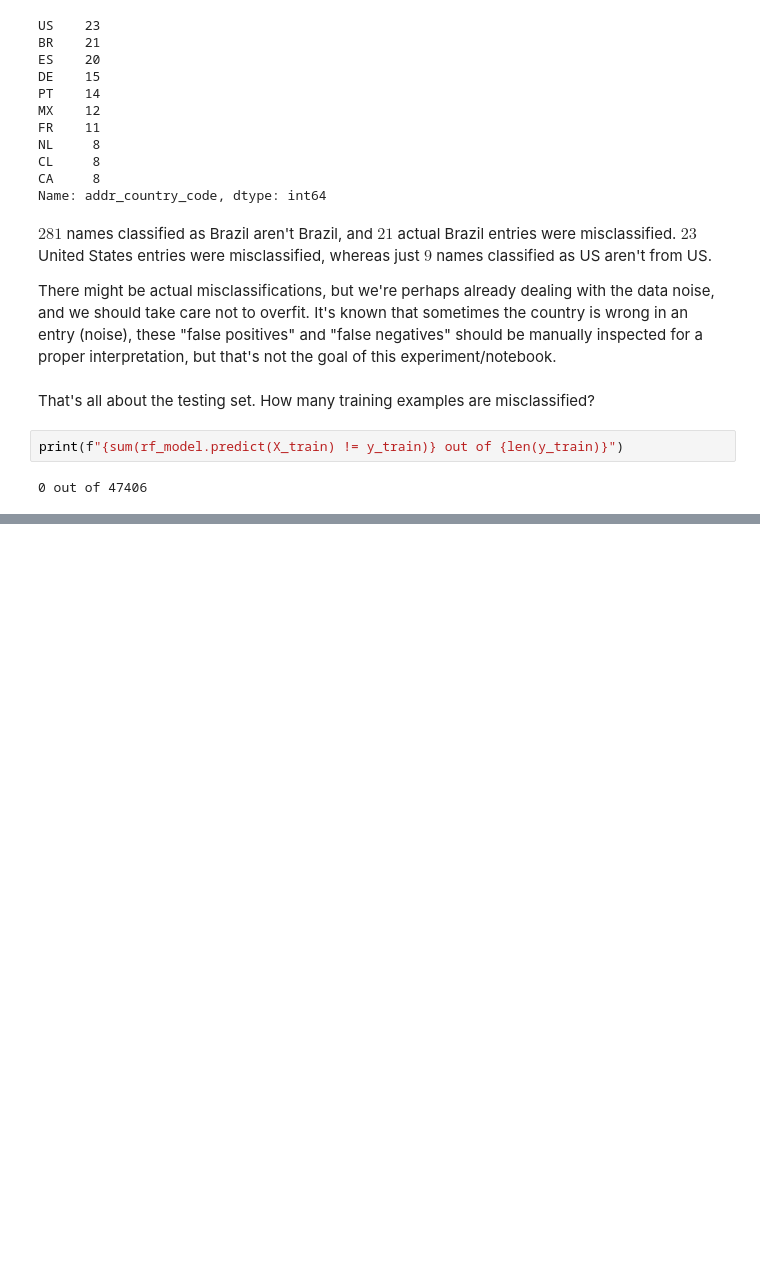
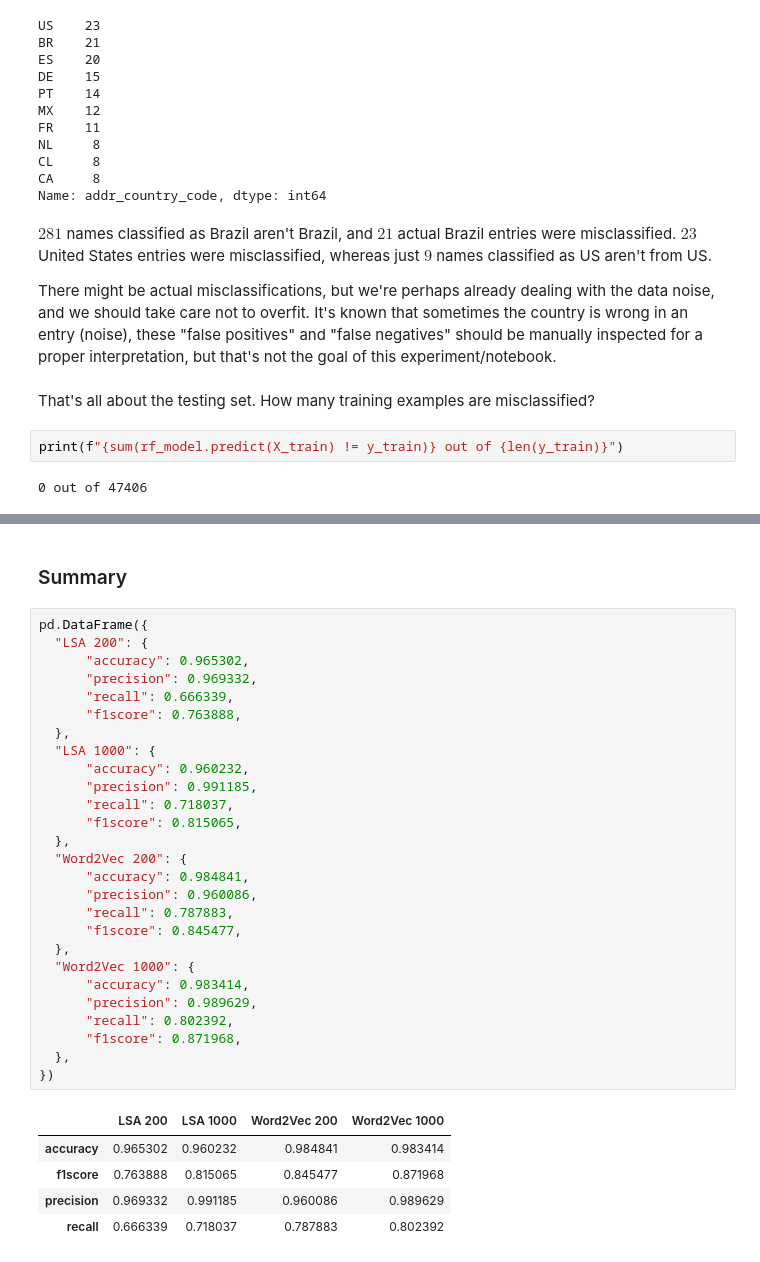
Before and after one commit to scieloorg/normalizations-experiments, a Jupyter notebook: experiments_2018-11_word2vec.ipynb, the cells around one changed output, grey strips where cells are left out. Drawn from its saved outputs; the diff is of its cells as text; blank space fills up the shorter version.

```diff
--- a/experiments_2018-11_word2vec.ipynb
+++ b/experiments_2018-11_word2vec.ipynb
@@ -1640,0 +1799,35 @@ print(f"{sum(rf_model.predict(X_train) != y_train)} out of {len(y_train)}")
+# %% [markdown]
+### Summary
+# %%
+pd.DataFrame({
+  "LSA 200": {
+      "accuracy": 0.965302,
+      "precision": 0.969332,
+      "recall": 0.666339,
+      "f1score": 0.763888,
+  },
+  "LSA 1000": {
+      "accuracy": 0.960232,
+      "precision": 0.991185,
+      "recall": 0.718037,
+      "f1score": 0.815065,
+  },
+  "Word2Vec 200": {
+      "accuracy": 0.984841,
+      "precision": 0.960086,
+      "recall": 0.787883,
+      "f1score": 0.845477,
+  },
+  "Word2Vec 1000": {
+      "accuracy": 0.983414,
+      "precision": 0.989629,
+      "recall": 0.802392,
+      "f1score": 0.871968,
+  },
+})
+# %% [output]
+|  | LSA 200 | LSA 1000 | Word2Vec 200 | Word2Vec 1000 |
+| accuracy | 0.965302 | 0.960232 | 0.984841 | 0.983414 |
+| f1score | 0.763888 | 0.815065 | 0.845477 | 0.871968 |
+| precision | 0.969332 | 0.991185 | 0.960086 | 0.989629 |
+| recall | 0.666339 | 0.718037 | 0.787883 | 0.802392 |
```
Also changed, not shown: parts of 43 cells of this notebook.
